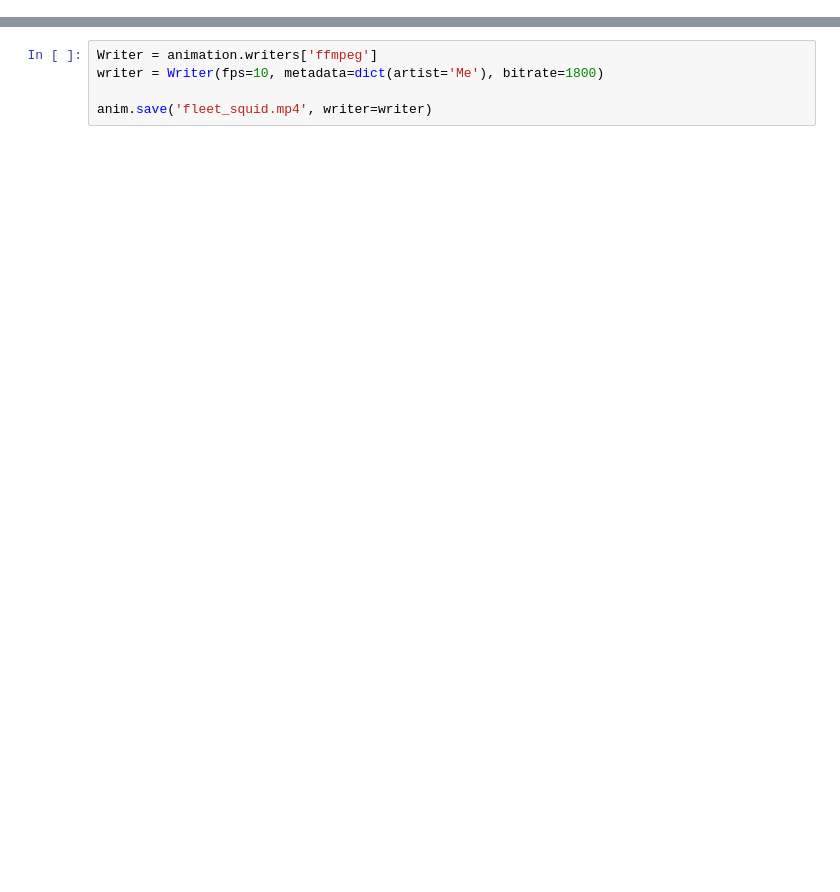
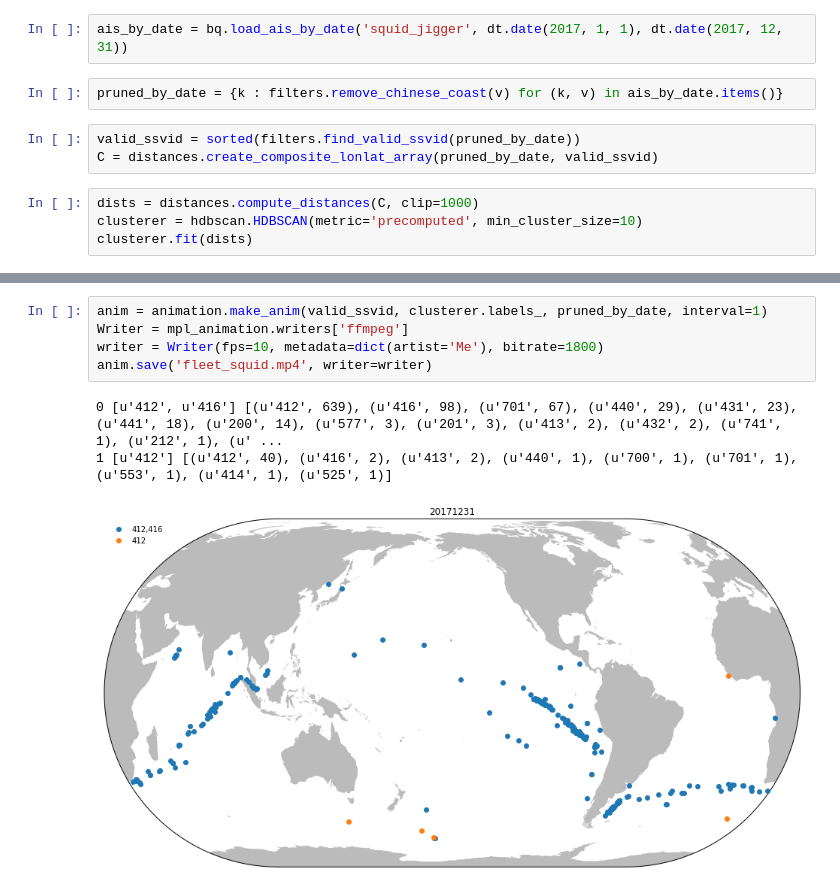
Before and after one commit to GlobalFishingWatch/fleet-clustering, a Jupyter notebook: FleetGrouping-Squid.ipynb, the cells around one changed output, grey strips where cells are left out. Drawn from its saved outputs; the diff is of its cells as text; blank space fills up the shorter version.

```diff
--- a/FleetGrouping-Squid.ipynb
+++ b/FleetGrouping-Squid.ipynb
@@ -232,0 +16,11 @@ anim = animation.FuncAnimation(fig, animate, init_func=init,
+# %%
+ais_by_date = bq.load_ais_by_date('squid_jigger', dt.date(2017, 1, 1), dt.date(2017, 12, 31))
+# %%
+pruned_by_date = {k : filters.remove_chinese_coast(v) for (k, v) in ais_by_date.items()}
+# %%
+valid_ssvid = sorted(filters.find_valid_ssvid(pruned_by_date))
+C = distances.create_composite_lonlat_array(pruned_by_date, valid_ssvid)
+# %%
+dists = distances.compute_distances(C, clip=1000)
+clusterer = hdbscan.HDBSCAN(metric='precomputed', min_cluster_size=10)
+clusterer.fit(dists)
@@ -233,5 +43,9 @@ anim = animation.FuncAnimation(fig, animate, init_func=init,
 # %%
-Writer = animation.writers['ffmpeg']
+anim = animation.make_anim(valid_ssvid, clusterer.labels_, pruned_by_date, interval=1)
+Writer = mpl_animation.writers['ffmpeg']
 writer = Writer(fps=10, metadata=dict(artist='Me'), bitrate=1800)
-
 anim.save('fleet_squid.mp4', writer=writer)
+# %% [output]
+0 [u'412', u'416'] [(u'412', 639), (u'416', 98), (u'701', 67), (u'440', 29), (u'431', 23), (u'441', 18), (u'200', 14), (u'577', 3), (u'201', 3), (u'413', 2), (u'432', 2), (u'741', 1), (u'212', 1), (u' ...
+1 [u'412'] [(u'412', 40), (u'416', 2), (u'413', 2), (u'440', 1), (u'700', 1), (u'701', 1), (u'553', 1), (u'414', 1), (u'525', 1)]
+[figure, added]
```
Also changed, not shown: parts of 11 cells of this notebook, 5 other files.
